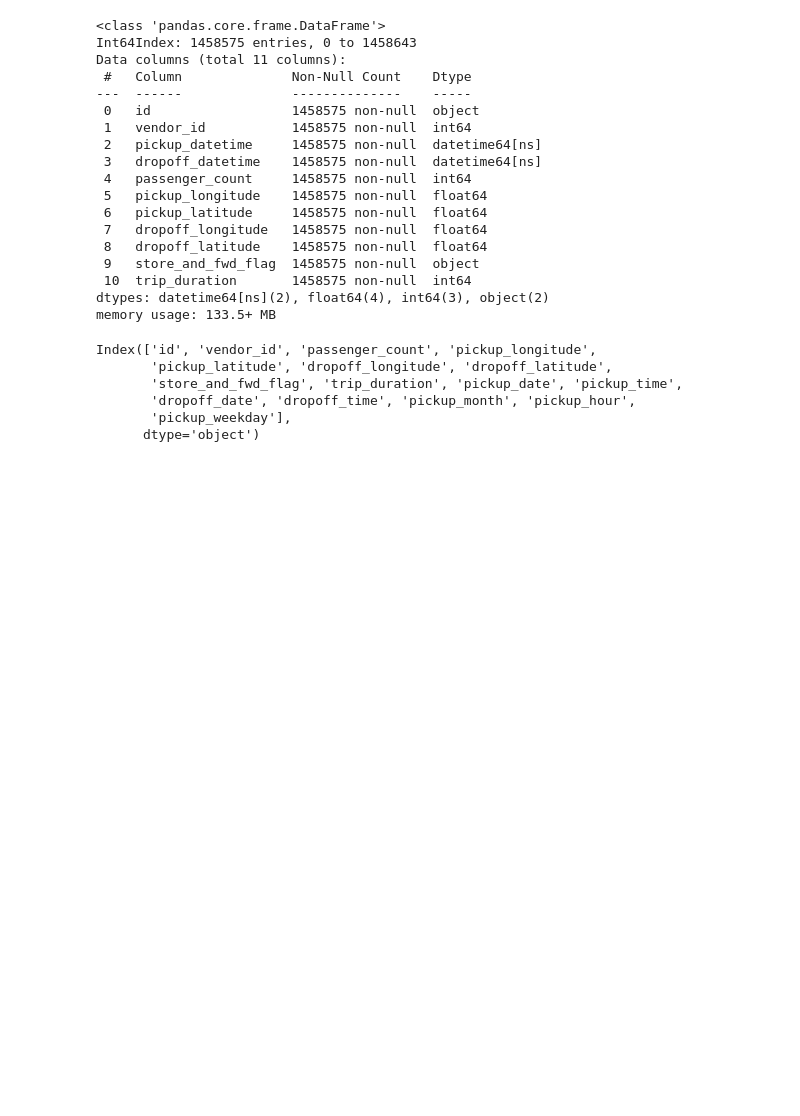
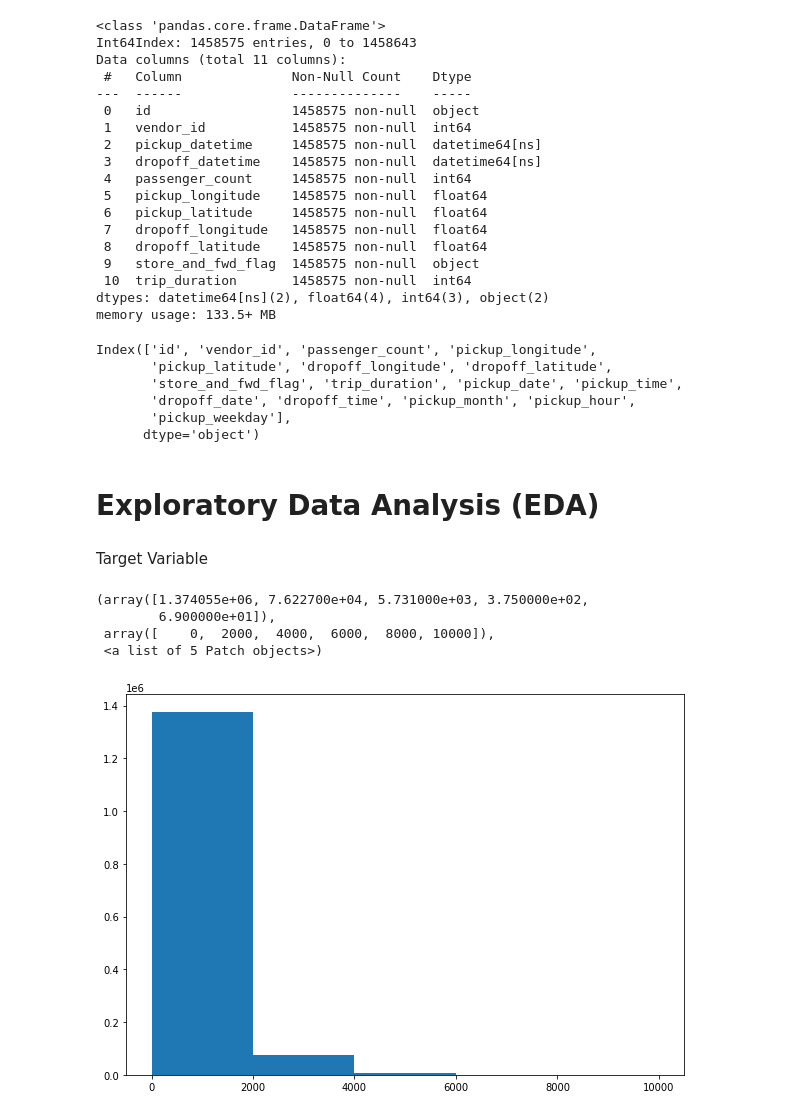
Before and after one commit to Shashwat-spyder/NYC-Taxi-Trip-Time, a Jupyter notebook: NYC_Taxi_Trip_Time_Prediction_Capstone_Project.ipynb, the cells around one changed output. Drawn from its saved outputs; the diff is of its cells as text; code cells hidden in the pictures; blank space fills up the shorter version.

```diff
--- a/NYC_Taxi_Trip_Time_Prediction_Capstone_Project.ipynb
+++ b/NYC_Taxi_Trip_Time_Prediction_Capstone_Project.ipynb
@@ -324,10 +324,8 @@ nyc_df['dropoff_time'] = nyc_df['dropoff_datetime'].dt.time # Extract time
 
 # Additional pickup features
 nyc_df['pickup_month'] = nyc_df['pickup_datetime'].dt.month # Extract month
-# train_data['pickup_month'] = train_data.pickup_datetime.dt.to_period('M') # Extract yearmonth
-#train_data['pickup_YYYYMM'] = train_data['pickup_datetime'].apply(lambda x: x.strftime('%Y%m')) # Extract yearmonth
 nyc_df['pickup_hour'] = nyc_df['pickup_datetime'].dt.hour # Extract hour
-nyc_df['pickup_weekday'] = nyc_df['pickup_datetime'].dt.dayofweek # Extract day of week
+nyc_df['pickup_weekday'] = nyc_df['pickup_datetime'].dt.day_name() # Extract day name
 
 # Drop concatentated timestamp columns
 nyc_df.drop(['pickup_datetime'], axis = 1, inplace = True)
@@ -342,3 +340,17 @@ Index(['id', 'vendor_id', 'passenger_count', 'pickup_longitude',
        'dropoff_date', 'dropoff_time', 'pickup_month', 'pickup_hour',
        'pickup_weekday'],
       dtype='object')
+# %% [markdown]
+# **Exploratory Data Analysis (EDA)**
+# %% [markdown]
+Target Variable
+# %%
+# sns.scattertplot(nyc_df['trip_duration'])
+fig, ax = plt.subplots(figsize =(10, 7))
+ax.hist(nyc_df.trip_duration, bins = [0, 2000, 4000, 6000, 8000, 10000])
+# %% [output]
+(array([1.374055e+06, 7.622700e+04, 5.731000e+03, 3.750000e+02,
+        6.900000e+01]),
+ array([    0,  2000,  4000,  6000,  8000, 10000]),
+ <a list of 5 Patch objects>)
+[figure, added]
```
Also changed, not shown: parts of 28 cells of this notebook.
